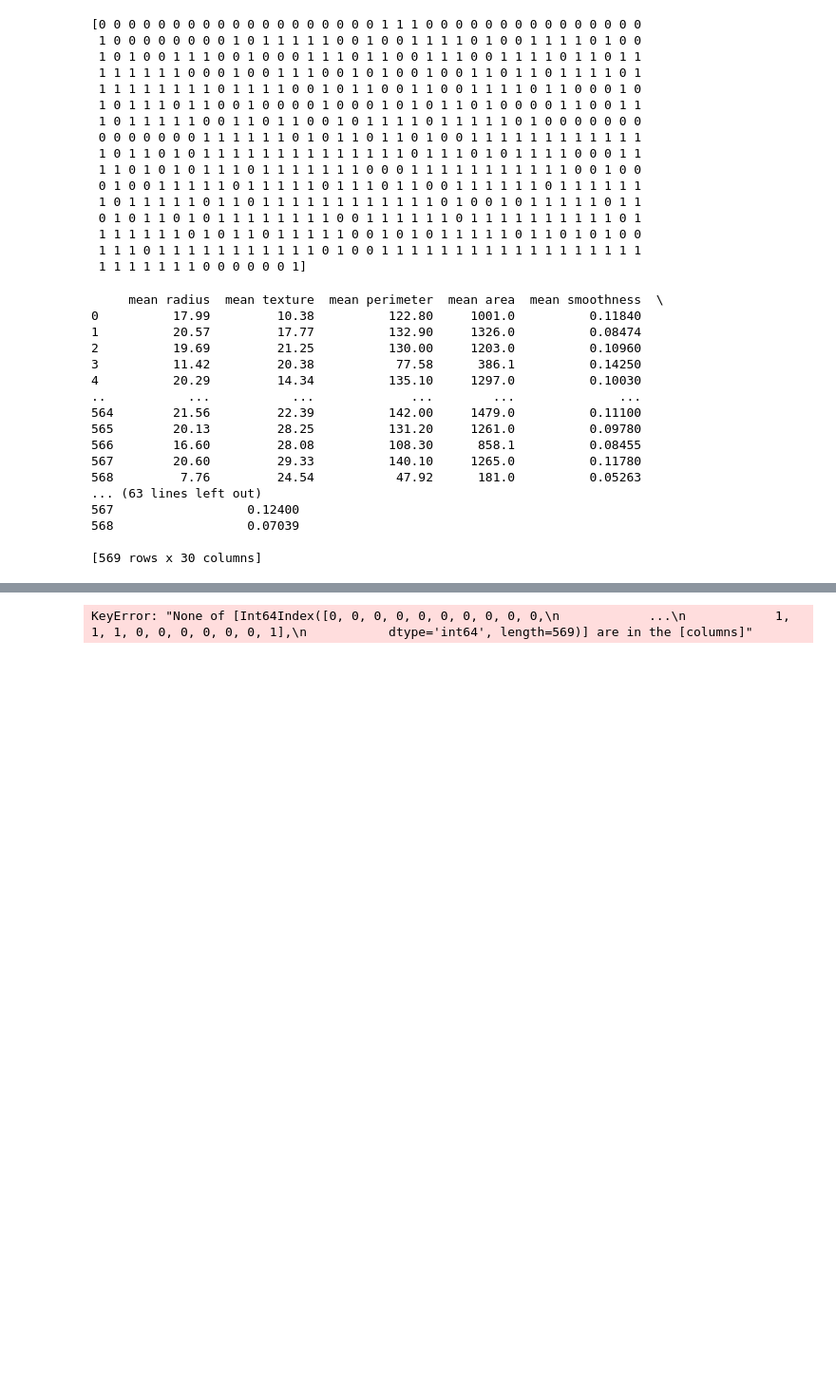
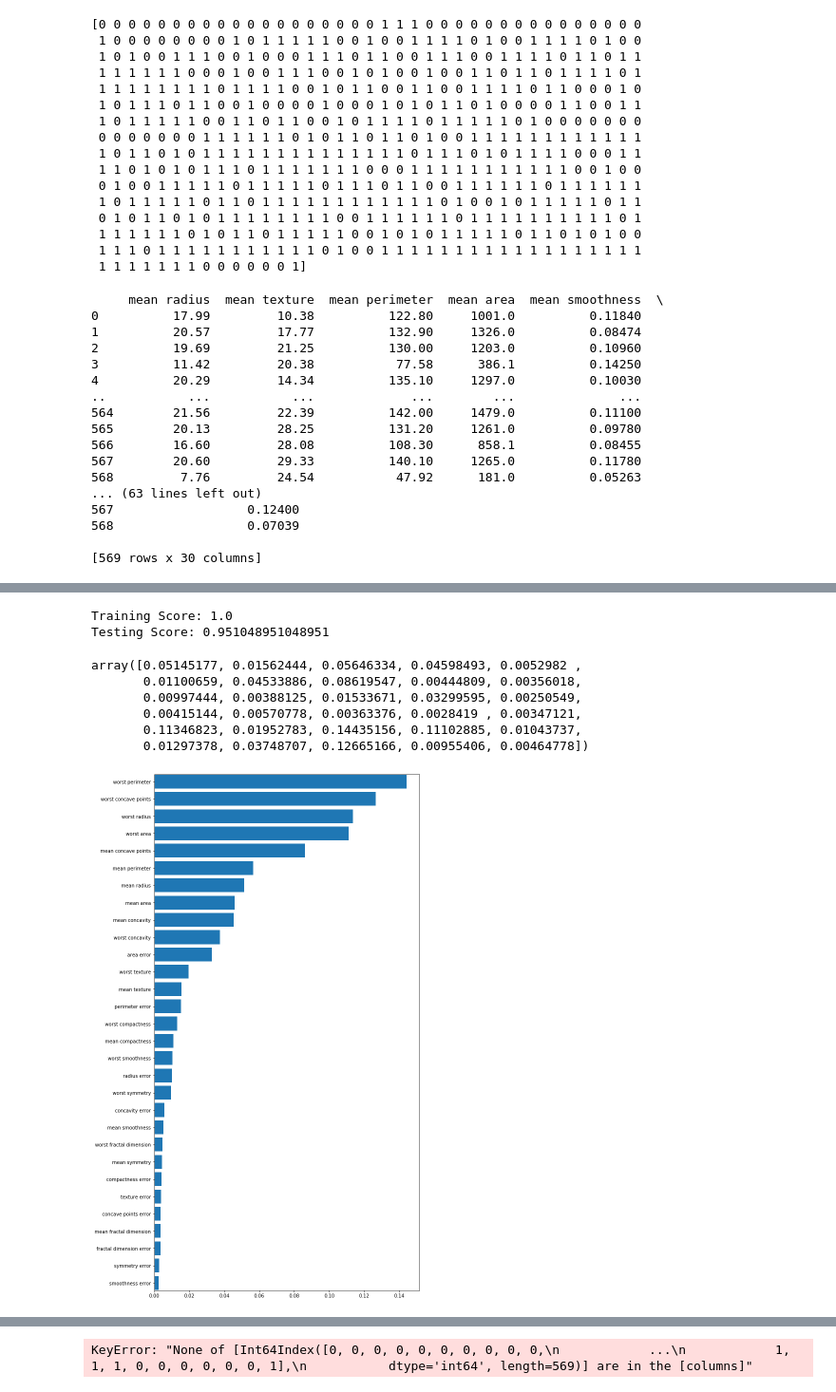
Before and after one commit to toshitorihara/Project4, a Jupyter notebook: Everett/Breast_cancer_analysis.ipynb, the cells around one changed output, grey strips where cells are left out. Shown at 95% size. Drawn from its saved outputs; the diff is of its cells as text; code cells hidden in the pictures; blank space fills up the shorter version.

Commit message:
Random Forest now working

```diff
--- a/Everett/Breast_cancer_analysis.ipynb
+++ b/Everett/Breast_cancer_analysis.ipynb
@@ -163,0 +179,6 @@ print(df)
+# %%
+X = df.drop('target', axis=1)
+df['target'] = data_bunch.target
+y = df['target'] != 1
+X
+#True means malignant
@@ -163,0 +199,37 @@ print(df)
+# %%
+X_train, X_test, y_train, y_test = train_test_split(X, y, random_state=1)
+scaler = StandardScaler().fit(X_train)
+X_train_scaled = scaler.transform(X_train)
+X_test_scaled = scaler.transform(X_test)
+# %%
+clf = RandomForestClassifier(random_state=1, n_estimators=500).fit(X_train_scaled, y_train)
+print(f'Training Score: {clf.score(X_train_scaled, y_train)}')
+print(f'Testing Score: {clf.score(X_test_scaled, y_test)}')
+# %% [output]
+Training Score: 1.0
+Testing Score: 0.951048951048951
+# %%
+feature_importances = clf.feature_importances_
+feature_importances
+# %% [output]
+array([0.05145177, 0.01562444, 0.05646334, 0.04598493, 0.0052982 ,
+       0.01100659, 0.04533886, 0.08619547, 0.00444809, 0.00356018,
+       0.00997444, 0.00388125, 0.01533671, 0.03299595, 0.00250549,
+       0.00415144, 0.00570778, 0.00363376, 0.0028419 , 0.00347121,
+       0.11346823, 0.01952783, 0.14435156, 0.11102885, 0.01043737,
+       0.01297378, 0.03748707, 0.12665166, 0.00955406, 0.00464778])
+# %%
+features = sorted(zip(X.columns, clf.feature_importances_), key = lambda x: x[1])
+cols = [f[0] for f in features]
+width = [f[1] for f in features]
+
+fig, ax = plt.subplots()
+
+fig.set_size_inches(10,20)
+plt.margins(y=0.001)
+
+ax.barh(y=cols, width=width)
+
+plt.show()
+# %% [output]
+[figure, added]
```
Also changed, not shown: parts of 8 cells of this notebook.
